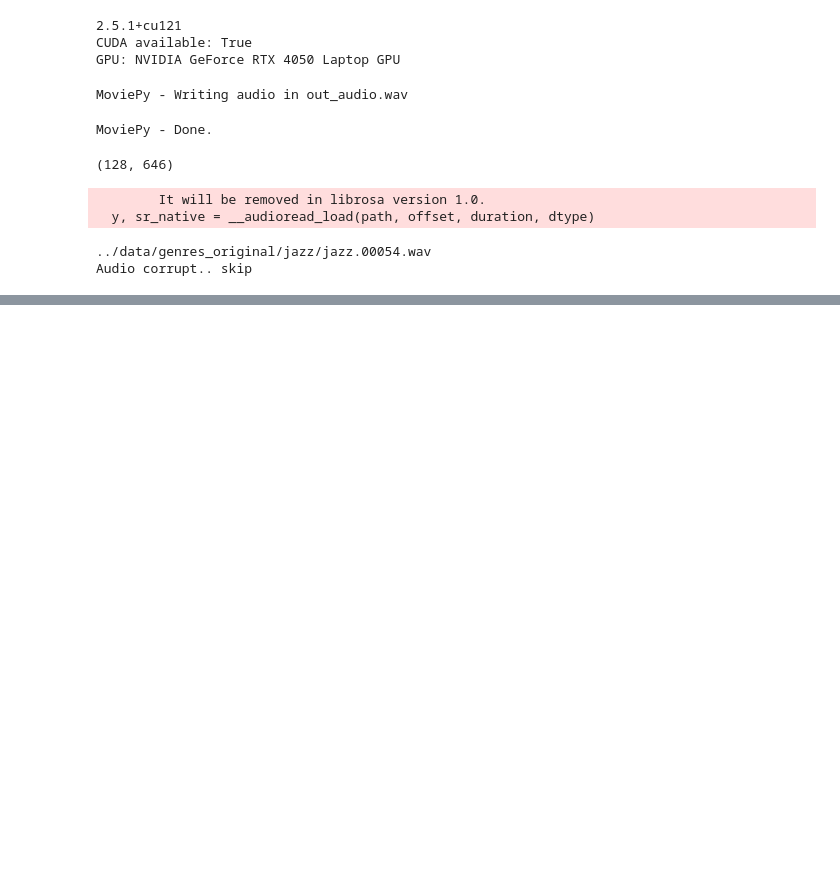
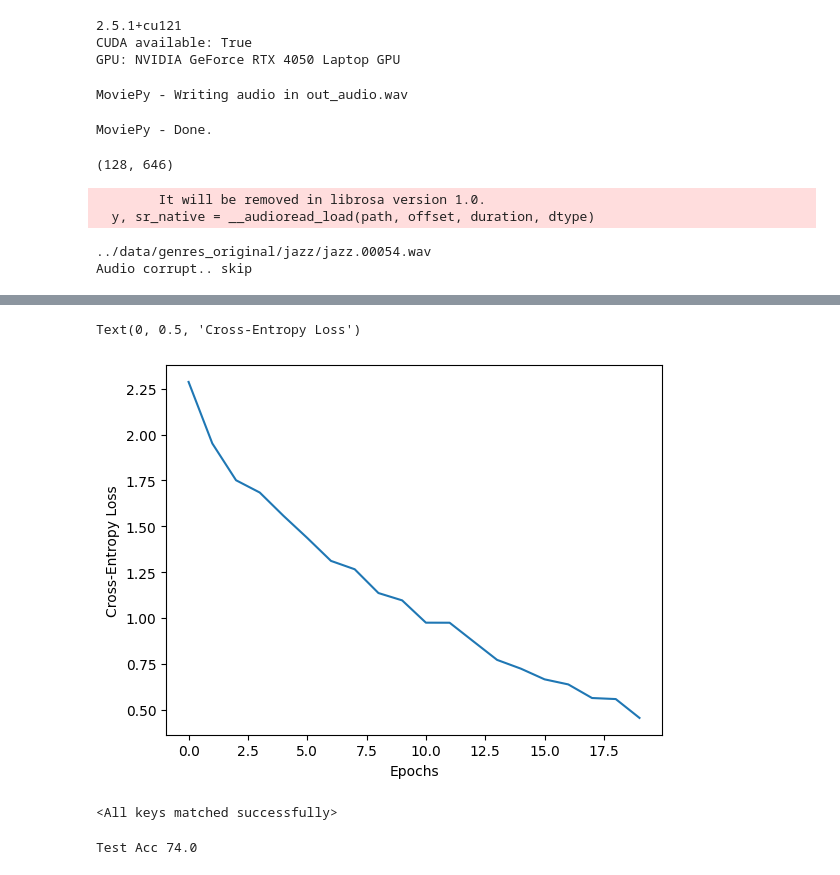
Before and after one commit to hrujul15/PRML-Project, a Jupyter notebook: notebooks/prototype.ipynb, the cells around one changed output, grey strips where cells are left out. Saved outputs shown, nothing was run; the diff lists cells and outputs as text; code cells hidden in the pictures; blank space fills up the shorter version.

```diff
--- a/notebooks/prototype.ipynb
+++ b/notebooks/prototype.ipynb
@@ -249,0 +266,28 @@ Val Accuracy: 73.00%
+# %%
+plt.plot(training_loss)
+plt.xlabel("Epochs")
+plt.ylabel("Cross-Entropy Loss")
+# %% [output]
+Text(0, 0.5, 'Cross-Entropy Loss')
+[figure, added]
+# %%
+loaded_model = BasicCNN()
+loaded_model.load_state_dict(torch.load("model.pth"))
+# %% [output]
+<All keys matched successfully>
+# %%
+loaded_model.eval()
+correct = 0
+total = 0
+with torch.no_grad():
+    for x, y in testloader:
+        x, y = x.to(device), y.to(device)
+        outputs = model(x)
+        _, predicted = torch.max(outputs.data, 1)
+        total += y.size(0)
+        correct += (predicted == y).sum().item()
+
+test_accuracy = 100 * correct / total
+print("Test Acc", test_accuracy)
+# %% [output]
+Test Acc 74.0
```
Also changed, not shown: parts of 12 cells of this notebook, 4 other files.
